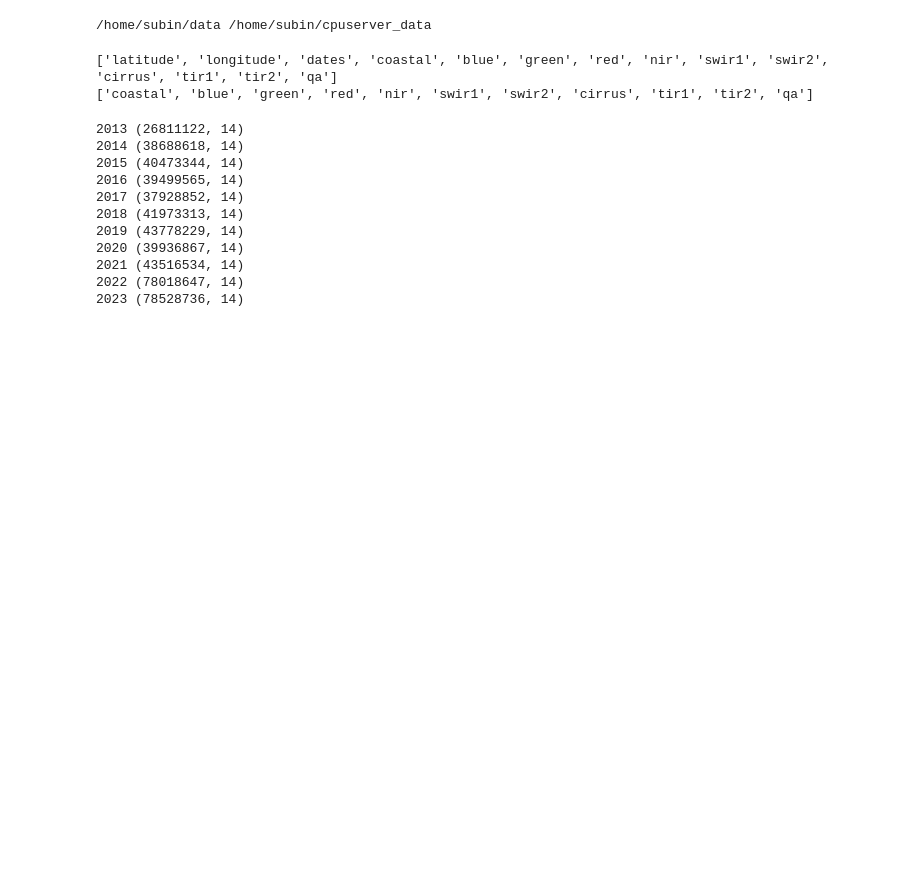
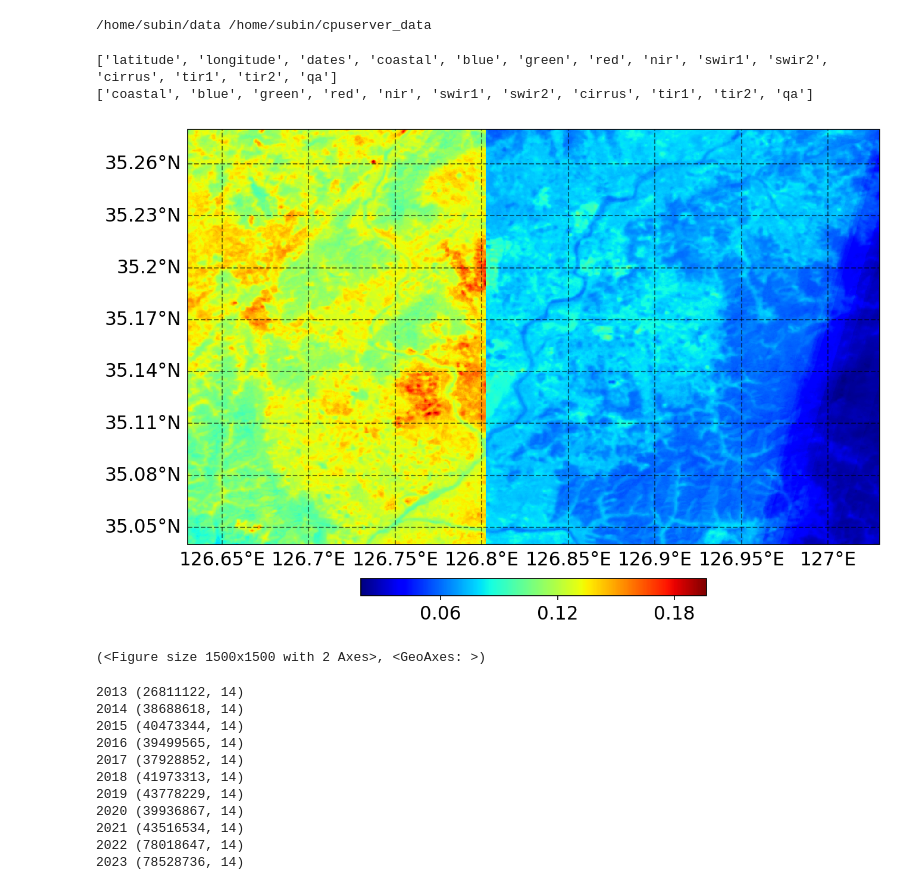
Before and after one commit to bugsson2003-pixel/projects, a Jupyter notebook: make_df.ipynb, the cells around one changed output. Saved outputs shown, nothing was run; the diff lists cells and outputs as text; code cells hidden in the pictures; blank space fills up the shorter version.

```diff
--- a/make_df.ipynb
+++ b/make_df.ipynb
@@ -31,17 +31,25 @@ importlib.reload(hGrid);
 # %%
 start_year = 2013; end_year = 2024
 
-temp_path = f'{cpuserver_data_FP}/HLS/Korea/UHI_project_L30/HLS_2013_GJ.nc'
+temp_path = f'{cpuserver_data_FP}/HLS/Korea/UHI_project_L30/HLS_2022_GJ.nc'
 with netCDF4.Dataset(temp_path) as nc_data:
     vars_list = list(nc_data.variables.keys())
+    temp_red = nc_data.variables['tir1'][:].data
+    nc_lat = nc_data.variables['latitude'][:].data
+    nc_lon = nc_data.variables['longitude'][:].data
 
 print(vars_list)
 remove_vars = ['latitude', 'longitude', 'dates']
 vars_list = [i for i in vars_list if i not in remove_vars]
 print(vars_list)
+
+target = np.nanmean(temp_red, axis=2)
+hPlot.plot_map(nc_lon, nc_lat, target, np.nanmin(target), np.nanmax(target), label_title=f'', projection='PlateCarree')
 # %% [output]
 ['latitude', 'longitude', 'dates', 'coastal', 'blue', 'green', 'red', 'nir', 'swir1', 'swir2', 'cirrus', 'tir1', 'tir2', 'qa']
 ['coastal', 'blue', 'green', 'red', 'nir', 'swir1', 'swir2', 'cirrus', 'tir1', 'tir2', 'qa']
+[figure, added]
+(<Figure size 1500x1500 with 2 Axes>, <GeoAxes: >)
 # %%
 for i, year in enumerate(range(start_year, end_year)):
 
```
Also changed, not shown: 1 other file.
